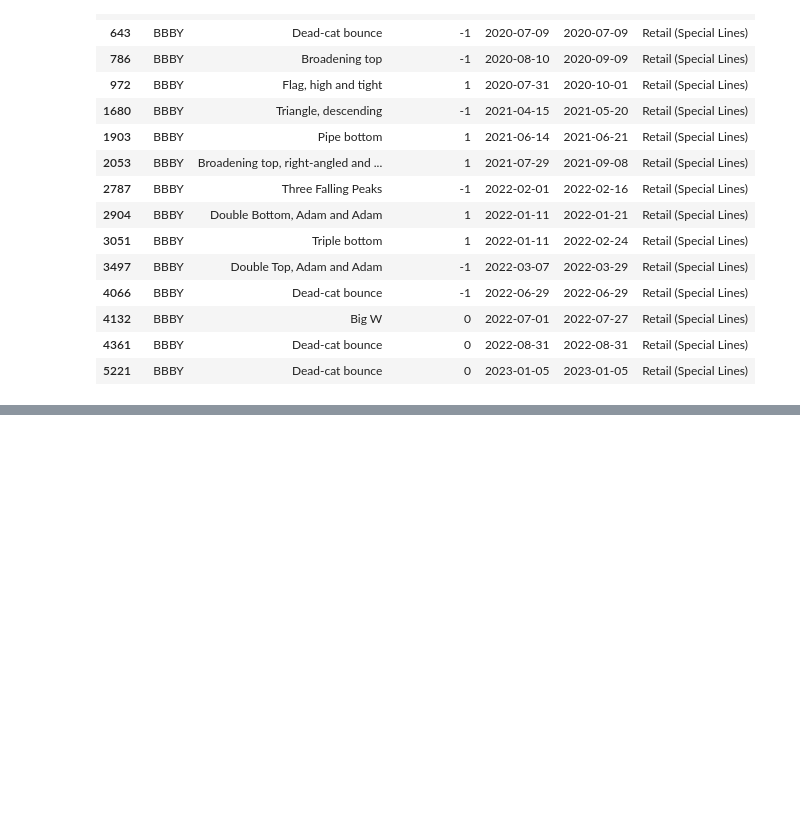
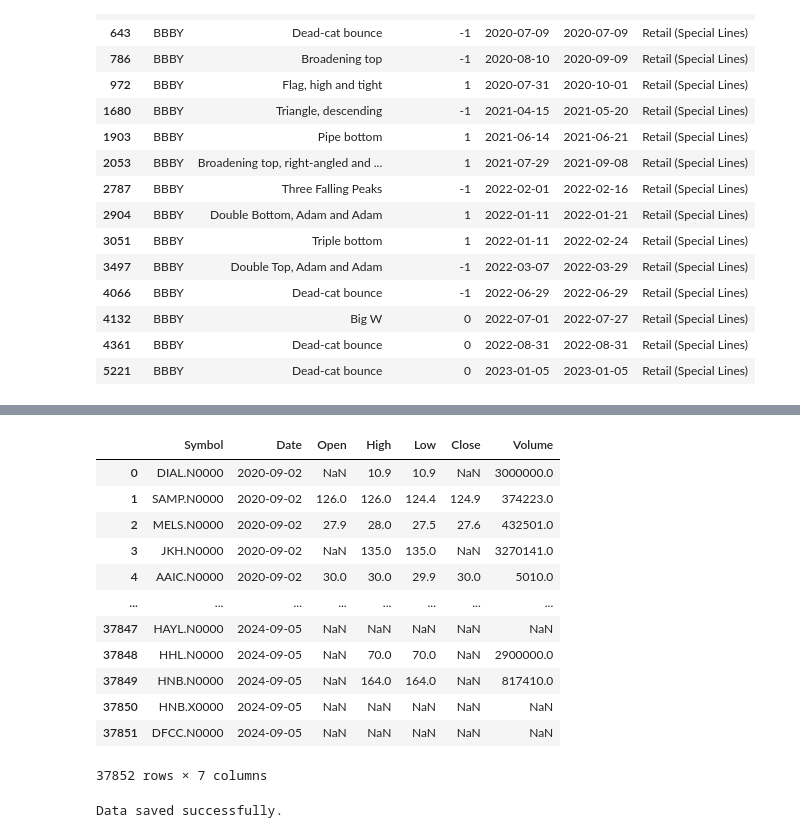
Before and after one commit to Ginushmal/Candlestick-Chart-Pattern-Detection-FYP, a Jupyter notebook: 01. Data Extraction.ipynb, the cells around one changed output, grey strips where cells are left out. Drawn from its saved outputs; the diff is of its cells as text; code cells hidden in the pictures; blank space fills up the shorter version.

```diff
--- a/Data Extraction.ipynb
+++ b/01. Data Extraction.ipynb
@@ -768,0 +792,22 @@ fig.show()
+# %%
+#  create the OHLC dartaframe from the raw_cse_df dataframe
+cse_df = raw_cse_df[["SECURITYCODE","TRADEDATE","OPENINGPRICE","HIGHPX","LOWPX","CLOSINGPRICE","TOTALVOLUME"]].copy()
+
+# rename the columns to match the OHLC columns
+cse_df.rename(columns={"SECURITYCODE":"Symbol", "TRADEDATE":"Date", "OPENINGPRICE":"Open", "HIGHPX":"High", "LOWPX":"Low", "CLOSINGPRICE":"Close", "TOTALVOLUME":"Volume"}, inplace=True)
+
+cse_df
+# %% [output]
+|  | Symbol | Date | Open | High | Low | Close | Volume |
+| 0 | DIAL.N0000 | 2020-09-02 | NaN | 10.9 | 10.9 | NaN | 3000000.0 |
+| 1 | SAMP.N0000 | 2020-09-02 | 126.0 | 126.0 | 124.4 | 124.9 | 374223.0 |
+| 2 | MELS.N0000 | 2020-09-02 | 27.9 | 28.0 | 27.5 | 27.6 | 432501.0 |
+| 3 | JKH.N0000 | 2020-09-02 | NaN | 135.0 | 135.0 | NaN | 3270141.0 |
+| 4 | AAIC.N0000 | 2020-09-02 | 30.0 | 30.0 | 29.9 | 30.0 | 5010.0 |
+| ... | ... | ... | ... | ... | ... | ... | ... |
+| 37847 | HAYL.N0000 | 2024-09-05 | NaN | NaN | NaN | NaN | NaN |
+| 37848 | HHL.N0000 | 2024-09-05 | NaN | 70.0 | 70.0 | NaN | 2900000.0 |
+| 37849 | HNB.N0000 | 2024-09-05 | NaN | 164.0 | 164.0 | NaN | 817410.0 |
+| 37850 | HNB.X0000 | 2024-09-05 | NaN | NaN | NaN | NaN | NaN |
+| 37851 | DFCC.N0000 | 2024-09-05 | NaN | NaN | NaN | NaN | NaN |
+37852 rows × 7 columns
@@ -768,0 +817,20 @@ fig.show()
+# %%
+# create separate csv files for each symbol in the cse_df dataframe in the "CSE Data/OHLC Data" folder
+import os
+
+# Create the "OHLC Data" folder if it doesn't exist
+output_directory = 'Datasets/CSE Data/OHLC Data'
+os.makedirs(output_directory, exist_ok=True)  # Creates the directory if it doesn't exist
+
+# Get the unique symbols in the DataFrame
+symbols = cse_df['Symbol'].unique()
+
+# Save each symbol's data to a separate CSV file
+for symbol in symbols:
+    symbol_data = cse_df[cse_df['Symbol'] == symbol].copy()
+    symbol_data.drop('Symbol', axis =1 , inplace = True)
+    symbol_data.to_csv(f'{output_directory}/{symbol}.csv', index=False)
+
+print("Data saved successfully.")
+# %% [output]
+Data saved successfully.
```
Also changed, not shown: parts of 4 cells of this notebook, 4 other files.
